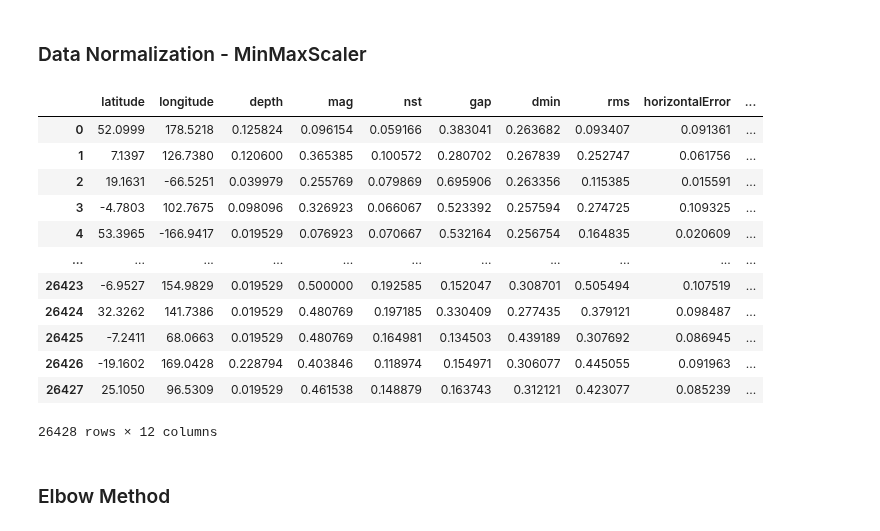
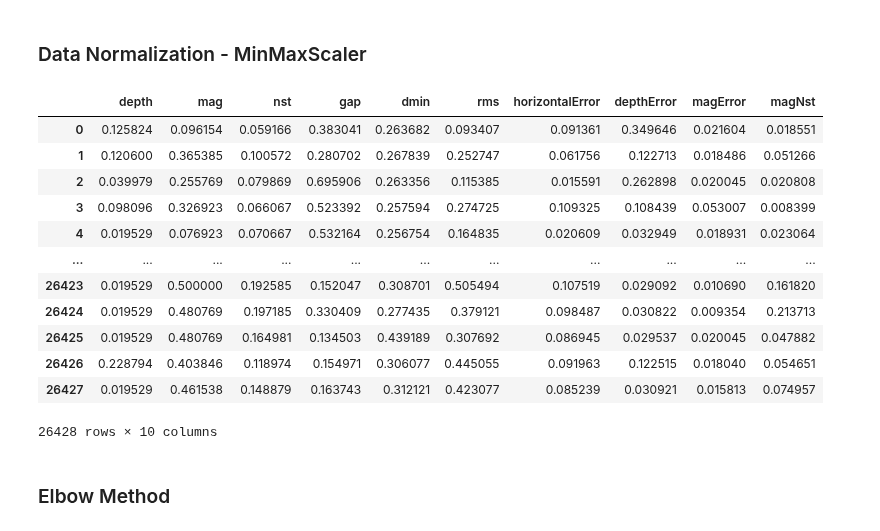
Before and after one commit to waiee/Earthquake_Prediction, a Jupyter notebook: preprocess.ipynb, the cells around one changed output. Drawn from its saved outputs; the diff is of its cells as text; code cells hidden in the pictures.

```diff
--- a/preprocess.ipynb
+++ b/preprocess.ipynb
@@ -113,35 +113,36 @@ dtype: int64
 # %%
 # from sklearn.preprocessing import StandardScaler
 from sklearn.preprocessing import MinMaxScaler
 
 # Select the columns to exclude from normalization
 columns_to_exclude = ['latitude', 'longitude']
 
 # Select the columns to normalize
 columns_to_normalize = [col for col in clean_num_col.columns if col not in columns_to_exclude]
 
 # Fit the scaler on the selected columns
 scaler = MinMaxScaler().fit(clean_num_col[columns_to_normalize])
 
 # Transform the selected columns
 newdf_norm = clean_num_col.copy()
 newdf_norm[columns_to_normalize] = scaler.transform(clean_num_col[columns_to_normalize])
 
+newdf_norm = newdf_norm.drop(["latitude","longitude"], axis=1)
 newdf_norm
 # %% [output]
-|  | latitude | longitude | depth | mag | nst | gap | dmin | rms | horizontalError | ... |
-| 0 | 52.0999 | 178.5218 | 0.125824 | 0.096154 | 0.059166 | 0.383041 | 0.263682 | 0.093407 | 0.091361 | ... |
-| 1 | 7.1397 | 126.7380 | 0.120600 | 0.365385 | 0.100572 | 0.280702 | 0.267839 | 0.252747 | 0.061756 | ... |
-| 2 | 19.1631 | -66.5251 | 0.039979 | 0.255769 | 0.079869 | 0.695906 | 0.263356 | 0.115385 | 0.015591 | ... |
-| 3 | -4.7803 | 102.7675 | 0.098096 | 0.326923 | 0.066067 | 0.523392 | 0.257594 | 0.274725 | 0.109325 | ... |
-| 4 | 53.3965 | -166.9417 | 0.019529 | 0.076923 | 0.070667 | 0.532164 | 0.256754 | 0.164835 | 0.020609 | ... |
+|  | depth | mag | nst | gap | dmin | rms | horizontalError | depthError | magError | magNst |
+| 0 | 0.125824 | 0.096154 | 0.059166 | 0.383041 | 0.263682 | 0.093407 | 0.091361 | 0.349646 | 0.021604 | 0.018551 |
+| 1 | 0.120600 | 0.365385 | 0.100572 | 0.280702 | 0.267839 | 0.252747 | 0.061756 | 0.122713 | 0.018486 | 0.051266 |
+| 2 | 0.039979 | 0.255769 | 0.079869 | 0.695906 | 0.263356 | 0.115385 | 0.015591 | 0.262898 | 0.020045 | 0.020808 |
+| 3 | 0.098096 | 0.326923 | 0.066067 | 0.523392 | 0.257594 | 0.274725 | 0.109325 | 0.108439 | 0.053007 | 0.008399 |
+| 4 | 0.019529 | 0.076923 | 0.070667 | 0.532164 | 0.256754 | 0.164835 | 0.020609 | 0.032949 | 0.018931 | 0.023064 |
 | ... | ... | ... | ... | ... | ... | ... | ... | ... | ... | ... |
-| 26423 | -6.9527 | 154.9829 | 0.019529 | 0.500000 | 0.192585 | 0.152047 | 0.308701 | 0.505494 | 0.107519 | ... |
-| 26424 | 32.3262 | 141.7386 | 0.019529 | 0.480769 | 0.197185 | 0.330409 | 0.277435 | 0.379121 | 0.098487 | ... |
-| 26425 | -7.2411 | 68.0663 | 0.019529 | 0.480769 | 0.164981 | 0.134503 | 0.439189 | 0.307692 | 0.086945 | ... |
-| 26426 | -19.1602 | 169.0428 | 0.228794 | 0.403846 | 0.118974 | 0.154971 | 0.306077 | 0.445055 | 0.091963 | ... |
-| 26427 | 25.1050 | 96.5309 | 0.019529 | 0.461538 | 0.148879 | 0.163743 | 0.312121 | 0.423077 | 0.085239 | ... |
+| 26423 | 0.019529 | 0.500000 | 0.192585 | 0.152047 | 0.308701 | 0.505494 | 0.107519 | 0.029092 | 0.010690 | 0.161820 |
+| 26424 | 0.019529 | 0.480769 | 0.197185 | 0.330409 | 0.277435 | 0.379121 | 0.098487 | 0.030822 | 0.009354 | 0.213713 |
+| 26425 | 0.019529 | 0.480769 | 0.164981 | 0.134503 | 0.439189 | 0.307692 | 0.086945 | 0.029537 | 0.020045 | 0.047882 |
+| 26426 | 0.228794 | 0.403846 | 0.118974 | 0.154971 | 0.306077 | 0.445055 | 0.091963 | 0.122515 | 0.018040 | 0.054651 |
+| 26427 | 0.019529 | 0.461538 | 0.148879 | 0.163743 | 0.312121 | 0.423077 | 0.085239 | 0.030921 | 0.015813 | 0.074957 |
-26428 rows × 12 columns
+26428 rows × 10 columns
 # %% [markdown]
 ### Elbow Method
 # %%
```
Also changed, not shown: parts of 4 cells of this notebook.
